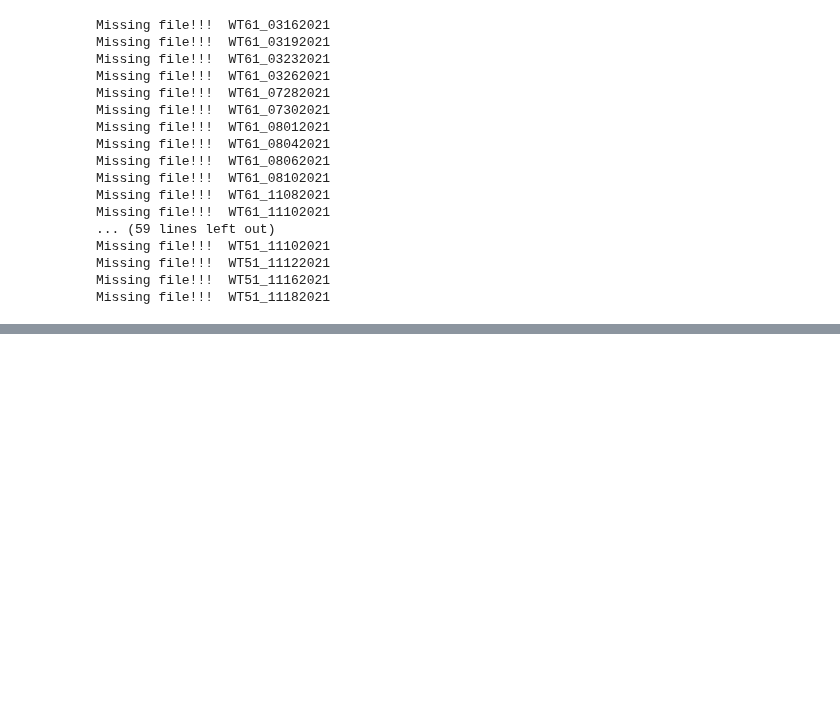
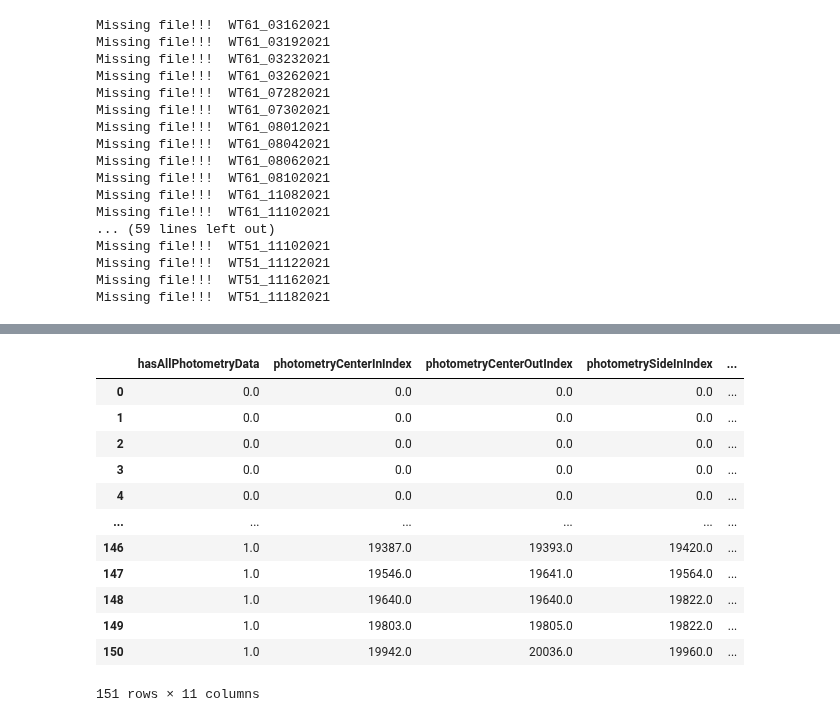
Before and after one commit to kimerein/sabatinilab-glm, a Jupyter notebook: sglm/notebooks/production/01-create_signal_df-lynne.ipynb, the cells around one changed output, grey strips where cells are left out. Drawn from its saved outputs; the diff is of its cells as text; code cells hidden in the pictures; blank space fills up the shorter version.

```diff
--- a/sglm/notebooks/production/01-create_signal_df-lynne.ipynb
+++ b/sglm/notebooks/production/01-create_signal_df-lynne.ipynb
@@ -638,0 +916,18 @@ table_fn = table_files[file_num].split('/')[-1]
+# %%
+tmp = pd.read_csv('/Users/josh/Documents/Harvard/GLM/sabatinilab-glm/sglm/data/raw/fig3/GLM_TABLE_S1449_06022022.txt').drop('word',axis=1).astype(float)
+# tmp[(tmp == 19821).sum(axis=1) >= 1]
+tmp[(tmp[['photometrySideInIndex']] <= 20000).sum(axis=1) >= 1]
+# %% [output]
+|  | hasAllPhotometryData | photometryCenterInIndex | photometryCenterOutIndex | photometrySideInIndex | ... |
+| 0 | 0.0 | 0.0 | 0.0 | 0.0 | ... |
+| 1 | 0.0 | 0.0 | 0.0 | 0.0 | ... |
+| 2 | 0.0 | 0.0 | 0.0 | 0.0 | ... |
+| 3 | 0.0 | 0.0 | 0.0 | 0.0 | ... |
+| 4 | 0.0 | 0.0 | 0.0 | 0.0 | ... |
+| ... | ... | ... | ... | ... | ... |
+| 146 | 1.0 | 19387.0 | 19393.0 | 19420.0 | ... |
+| 147 | 1.0 | 19546.0 | 19641.0 | 19564.0 | ... |
+| 148 | 1.0 | 19640.0 | 19640.0 | 19822.0 | ... |
+| 149 | 1.0 | 19803.0 | 19805.0 | 19822.0 | ... |
+| 150 | 1.0 | 19942.0 | 20036.0 | 19960.0 | ... |
+151 rows × 11 columns
```
Also changed, not shown: parts of 13 cells of this notebook, 2 other files.
